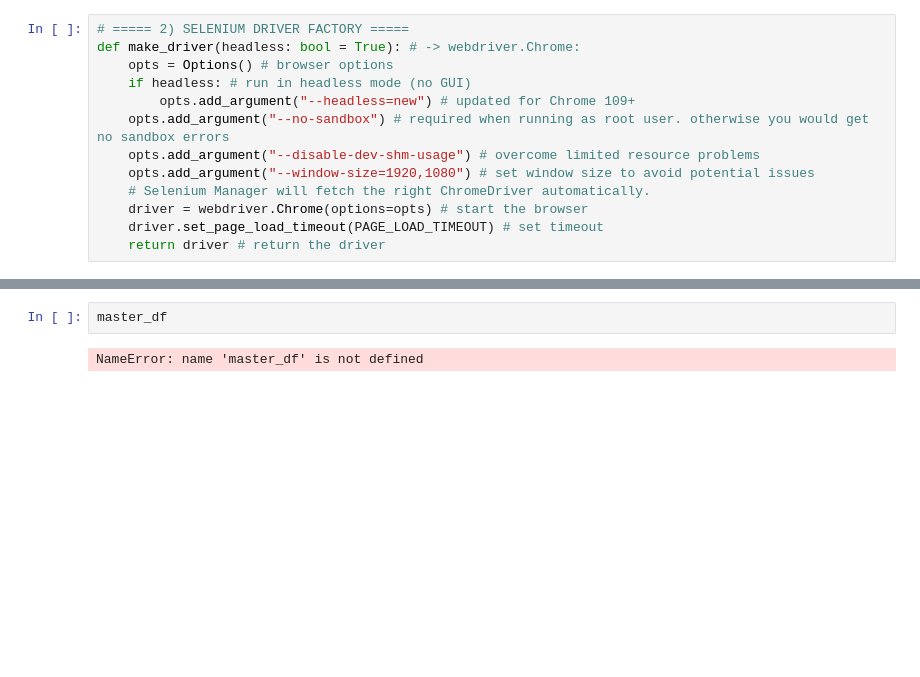
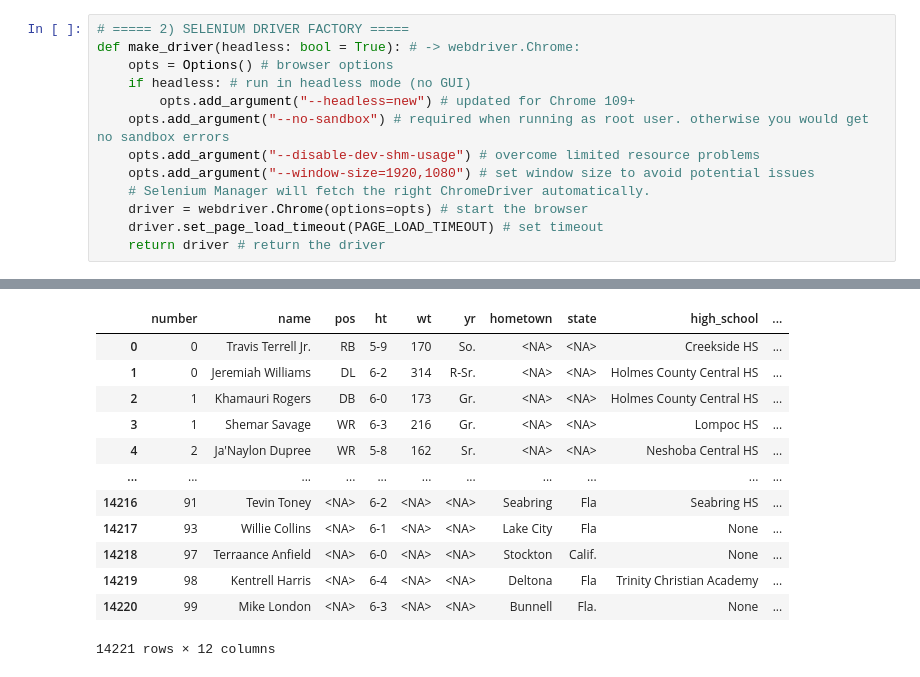
Before and after one commit to jlanderson1395/datasci530fall2025, a Jupyter notebook: Assignments/Project ONE.ipynb, the cells around one changed output, grey strips where cells are left out. Cells and saved outputs as stored; diff of their text form; blank space fills up the shorter version.

```diff
--- a/Assignments/Project ONE.ipynb
+++ b/Assignments/Project ONE.ipynb
@@ -328,4 +549,15 @@ Saved master: all_rosters.csv
 # %%
-master_df
 # %% [output]
+|  | number | name | pos | ht | wt | yr | hometown | state | high_school | ... |
+| 0 | 0 | Travis Terrell Jr. | RB | 5-9 | 170 | So. | <NA> | <NA> | Creekside HS | ... |
+| 1 | 0 | Jeremiah Williams | DL | 6-2 | 314 | R-Sr. | <NA> | <NA> | Holmes County Central HS | ... |
+| 2 | 1 | Khamauri Rogers | DB | 6-0 | 173 | Gr. | <NA> | <NA> | Holmes County Central HS | ... |
+| 3 | 1 | Shemar Savage | WR | 6-3 | 216 | Gr. | <NA> | <NA> | Lompoc HS | ... |
+| 4 | 2 | Ja'Naylon Dupree | WR | 5-8 | 162 | Sr. | <NA> | <NA> | Neshoba Central HS | ... |
+| ... | ... | ... | ... | ... | ... | ... | ... | ... | ... | ... |
+| 14216 | 91 | Tevin Toney | <NA> | 6-2 | <NA> | <NA> | Seabring | Fla | Seabring HS | ... |
+| 14217 | 93 | Willie Collins | <NA> | 6-1 | <NA> | <NA> | Lake City | Fla | None | ... |
+| 14218 | 97 | Terraance Anfield | <NA> | 6-0 | <NA> | <NA> | Stockton | Calif. | None | ... |
+| 14219 | 98 | Kentrell Harris | <NA> | 6-4 | <NA> | <NA> | Deltona | Fla | Trinity Christian Academy | ... |
+| 14220 | 99 | Mike London | <NA> | 6-3 | <NA> | <NA> | Bunnell | Fla. | None | ... |
-NameError: name 'master_df' is not defined
+14221 rows × 12 columns
```
Also changed, not shown: parts of 9 cells of this notebook.
